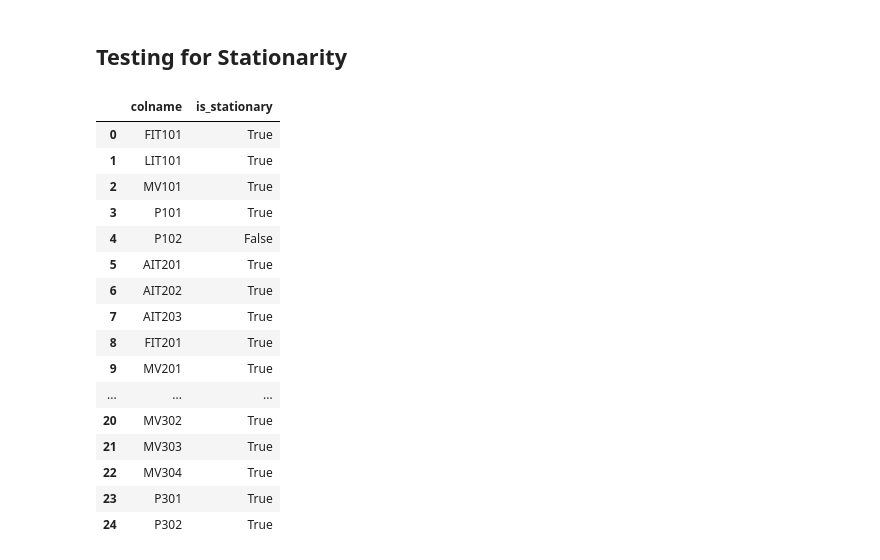
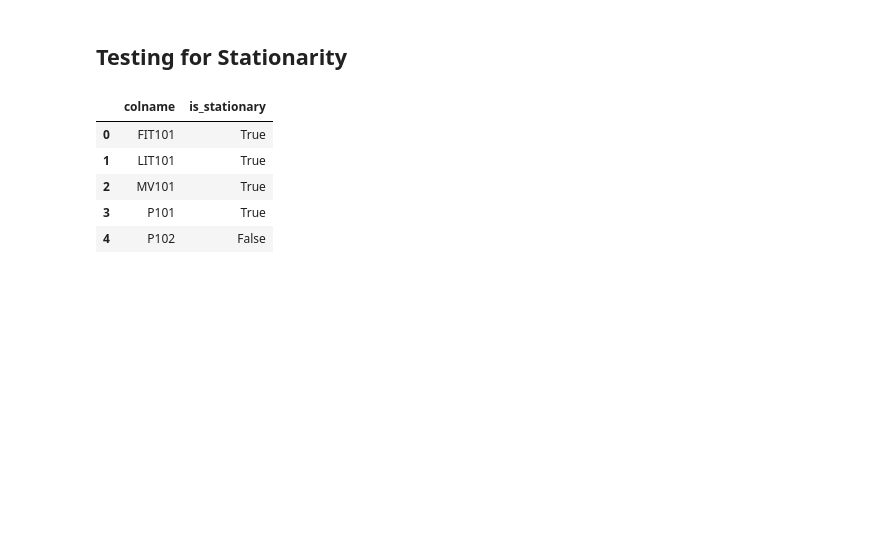
Before and after one commit to jacob5412/SCADA-Anomaly-Detection, a Jupyter notebook: TSA.ipynb, the cells around one changed output. Drawn from its saved outputs; the diff is of its cells as text; code cells hidden in the pictures; blank space fills up the shorter version.

```diff
--- a/TSA.ipynb
+++ b/TSA.ipynb
@@ -63,21 +70,9 @@ for i in range(1,data.shape[1]-1):
-# %%
-stationarity_tests = pd.DataFrame(l)
-stationarity_tests
-# %% [output]
-|  | colname | is_stationary |
-| 0 | FIT101 | True |
-| 1 | LIT101 | True |
-| 2 | MV101 | True |
-| 3 | P101 | True |
-| 4 | P102 | False |
-| 5 | AIT201 | True |
-| 6 | AIT202 | True |
-| 7 | AIT203 | True |
-| 8 | FIT201 | True |
-| 9 | MV201 | True |
-| ... | ... | ... |
-| 20 | MV302 | True |
-| 21 | MV303 | True |
-| 22 | MV304 | True |
-| 23 | P301 | True |
-| 24 | P302 | True |
+# %%
+stationarity_tests.head(5)
+# %% [output]
+|  | colname | is_stationary |
+| 0 | FIT101 | True |
+| 1 | LIT101 | True |
+| 2 | MV101 | True |
+| 3 | P101 | True |
+| 4 | P102 | False |
```
Also changed, not shown: parts of 16 cells of this notebook.
